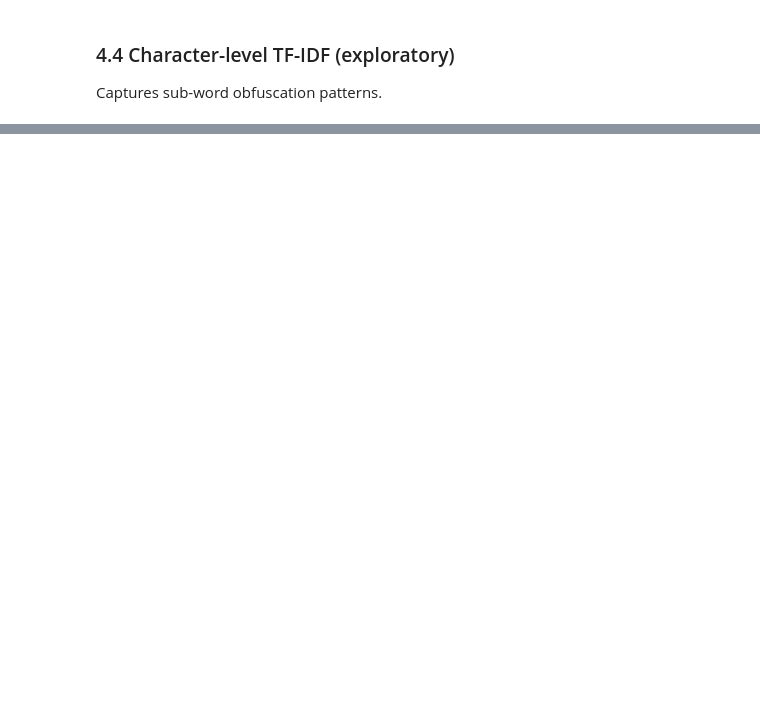
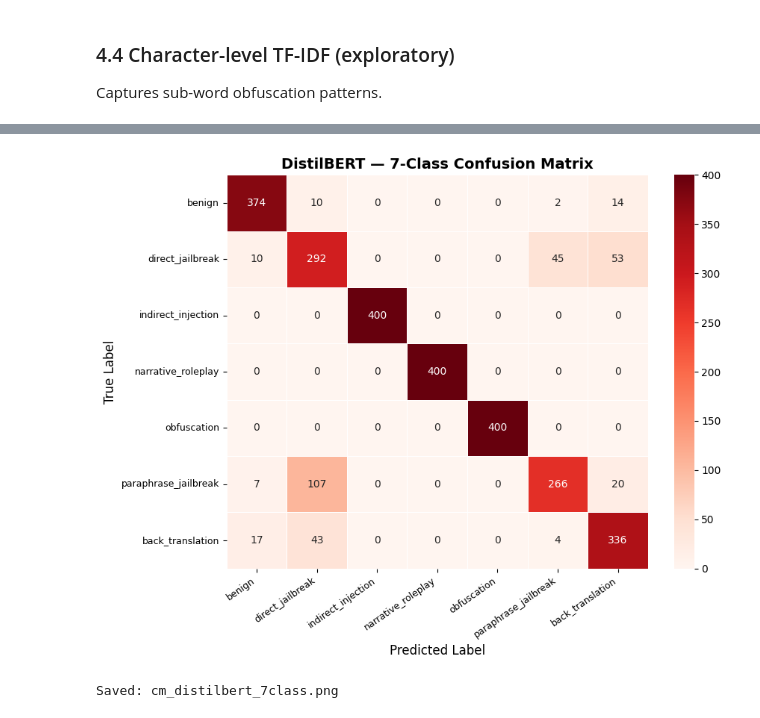
Before and after one commit to AnuKhadye/prompt-injection-detection, a Jupyter notebook: Main_Working_Book.ipynb, the cells around one changed output, grey strips where cells are left out. Drawn from its saved outputs; the diff is of its cells as text; code cells hidden in the pictures; blank space fills up the shorter version.

Commit message:
Cleaning Code | Adding Comments | Adding Confusion Matrices

```diff
--- a/Main_Working_Book.ipynb
+++ b/Main_Working_Book.ipynb
@@ -356,10 +423,11 @@ print("BACK-TRANS(back_translated):", bt_df["clean_text"].iloc[0][:80])
 # %%
-ADV_N = 10000
+ADV_N = 10_000
 benign_eval   = test_benign_df.sample(n=ADV_N, random_state=42).copy()
 attack_sample = test_attack_df.sample(n=ADV_N, random_state=42).copy()
 
 # Build one adversarial variant per attack type
 def make_adv_variant(base_df, transform_fn, attack_label):
+    """Apply a transformation to attack prompts and tag with attack type."""
     df = base_df.copy()
     df["raw_text"]    = df["raw_text"].apply(transform_fn)
     df["attack_type"] = attack_label
@@ -372,6 +440,7 @@ narrative_adv = make_adv_variant(attack_sample, to_narrative, "narrative_rolepla
 
 # Build mixed sets (10k benign + 10k adversarial each)
 def build_mixed_set(benign_df, adv_df):
+    """Combine benign and adversarial samples into a shuffled evaluation set."""
     combined = pd.concat([benign_df, adv_df], ignore_index=True)
     combined["clean_text"] = combined["raw_text"].apply(clean_text)
     return combined.sample(frac=1, random_state=42).reset_index(drop=True)
@@ -383,6 +452,7 @@ narrative_mixed = build_mixed_set(benign_eval, narrative_adv)
 
 # Evaluate binary models on each mixed set
 def evaluate_mixed(df, model, vec, name):
+    """Evaluate a binary classifier on a mixed benign+adversarial set."""
     X     = vec.transform(df["clean_text"])
     y     = df["label"]
     y_hat = model.predict(X)
@@ -526,6 +662,7 @@ mc_test_benign  = test_benign_df.sample(n=N_TEST,   random_state=42).copy()
 
 # Tag everything with multiclass labels
 def tag(df, cls_name):
+    """Tag a DataFrame with its multiclass label from LABEL_MAP_7."""
     df = df[["raw_text"]].copy()
     df["mc_label"] = LABEL_MAP_7[cls_name]
     return df
@@ -688,28 +913,17 @@ for root, dirs, files in os.walk("/kaggle/input"):
 # %%
-# Binary BERT
-
-class PromptDataset(torch.utils.data.Dataset):
-    def __init__(self, encodings, labels):
-        self.encodings = encodings
-        self.labels = labels
-    def __len__(self):
-        return len(self.labels)
-    def __getitem__(self, idx):
-        item = {k: v[idx] for k, v in self.encodings.items()}
-        item["labels"] = torch.tensor(self.labels[idx], dtype=torch.long)
-        return item
-
 trainer = Trainer(model=model)
 
-# Clean test
 print("Evaluating clean test...")
-test_enc = tokenizer(test_df["clean_text"].tolist(), padding=True, truncation=True, max_length=128, return_tensors="pt")
+test_enc = tokenizer(
+    test_df["clean_text"].tolist(),
+    padding=True, truncation=True, max_length=128, return_tensors="pt",
+)
 test_dataset = PromptDataset(test_enc, test_df["label"].tolist())
 
 predictions = trainer.predict(test_dataset)
 y_pred_bert = np.argmax(predictions.predictions, axis=-1)
 
-print("=== BERT — Clean Test ===")
+print("=== DistilBERT — Clean Test ===")
 print(f"Accuracy : {accuracy_score(y_test, y_pred_bert):.4f}")
 print(f"F1       : {f1_score(y_test, y_pred_bert):.4f}")
 print(classification_report(y_test, y_pred_bert, digits=4))
@@ -744,6 +1037,4 @@ print(bert_results_df.to_string(index=False))
 # %%
-## 10. BERT Multiclass (7-class)
-
 # Tokenise multiclass splits
 print("Tokenising multiclass train...")
 mc_train_enc = tokenizer(train_mc_df["clean_text"].tolist(), padding=True, truncation=True, max_length=128, return_tensors="pt")
@@ -759,6 +1050,7 @@ mc_model = AutoModelForSequenceClassification.from_pretrained(
 ).to(device)
 
 def compute_metrics_mc(eval_pred):
+    """Compute accuracy and F1 for multiclass evaluation during training."""
     logits, labels = eval_pred
     preds = np.argmax(logits, axis=-1)
     return {
@@ -798,17 +1090,13 @@ mc_preds = mc_trainer.predict(mc_test_dataset)
 y_hat_mc = np.argmax(mc_preds.predictions, axis=-1)
 y_true_mc = test_mc_df["mc_label"].values
 
-CLASS_NAMES_7 = list(LABEL_MAP_7.keys())
-
 print(f"\n{'='*60}")
-print(f"  BERT — 7-class Multiclass")
+print(f"  DistilBERT — 7-class Multiclass")
 print(f"{'='*60}")
 print(f"Accuracy : {accuracy_score(y_true_mc, y_hat_mc):.4f}")
 print(f"Macro F1 : {f1_score(y_true_mc, y_hat_mc, average='macro'):.4f}")
 print()
 print(classification_report(y_true_mc, y_hat_mc, target_names=CLASS_NAMES_7, digits=4))
-print("Confusion Matrix:")
-print(confusion_matrix(y_true_mc, y_hat_mc))
 
 # Save
 mc_trainer.save_model("/kaggle/working/bert-multiclass-final")
@@ -816,0 +1152,9 @@ print("\n✓ Multiclass model saved")
+# %%
+plot_confusion_matrix(
+    y_true_mc, y_hat_mc, CLASS_NAMES_7,
+    "DistilBERT — 7-Class Confusion Matrix",
+    "cm_distilbert_7class.png",
+)
+# %% [output]
+[figure, added]
+Saved: cm_distilbert_7class.png
```
Also changed, not shown: parts of 42 cells of this notebook.
